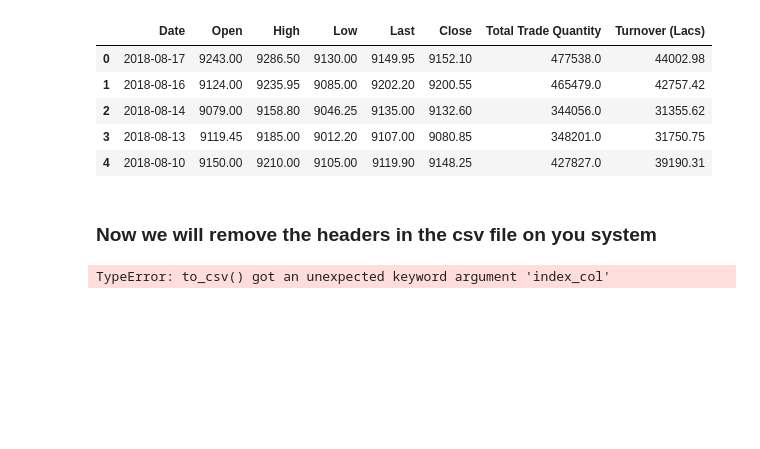
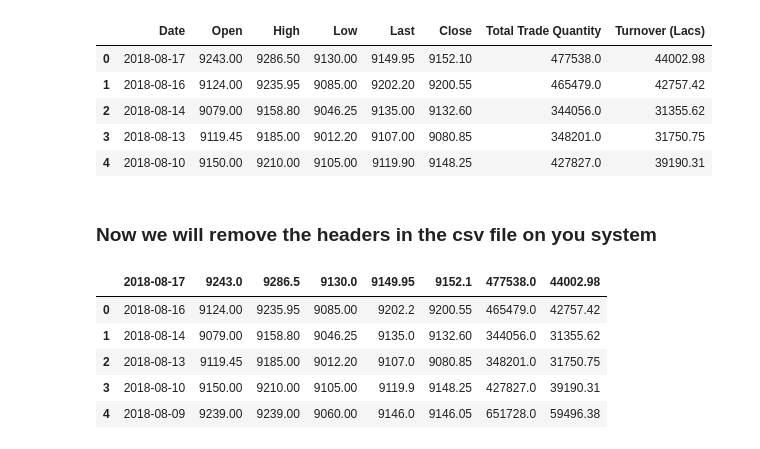
Before and after one commit to anurag19997/Sentdex-Practice, a Jupyter notebook: Pandas IO.ipynb, the cells around one changed output. Drawn from its saved outputs; the diff is of its cells as text; code cells hidden in the pictures; blank space fills up the shorter version.

Commit message:
Removed the bug of extra index

```diff
--- a/Pandas IO.ipynb
+++ b/Pandas IO.ipynb
@@ -111,8 +111,13 @@ df.head()
 ### Now we will remove the headers in the csv file on you system
 # %%
 df.to_csv("new_csv3.csv", header = False, index = False)
-df = pd.read_csv("new_csv3.csv")
+df = pd.read_csv("new_csv3.csv", )
 df.head()
 # headers will be removed in your csv file if you will open it.
 # %% [output]
-TypeError: to_csv() got an unexpected keyword argument 'index_col'
+|  | 2018-08-17 | 9243.0 | 9286.5 | 9130.0 | 9149.95 | 9152.1 | 477538.0 | 44002.98 |
+| 0 | 2018-08-16 | 9124.00 | 9235.95 | 9085.00 | 9202.2 | 9200.55 | 465479.0 | 42757.42 |
+| 1 | 2018-08-14 | 9079.00 | 9158.80 | 9046.25 | 9135.0 | 9132.60 | 344056.0 | 31355.62 |
+| 2 | 2018-08-13 | 9119.45 | 9185.00 | 9012.20 | 9107.0 | 9080.85 | 348201.0 | 31750.75 |
+| 3 | 2018-08-10 | 9150.00 | 9210.00 | 9105.00 | 9119.9 | 9148.25 | 427827.0 | 39190.31 |
+| 4 | 2018-08-09 | 9239.00 | 9239.00 | 9060.00 | 9146.0 | 9146.05 | 651728.0 | 59496.38 |
```
